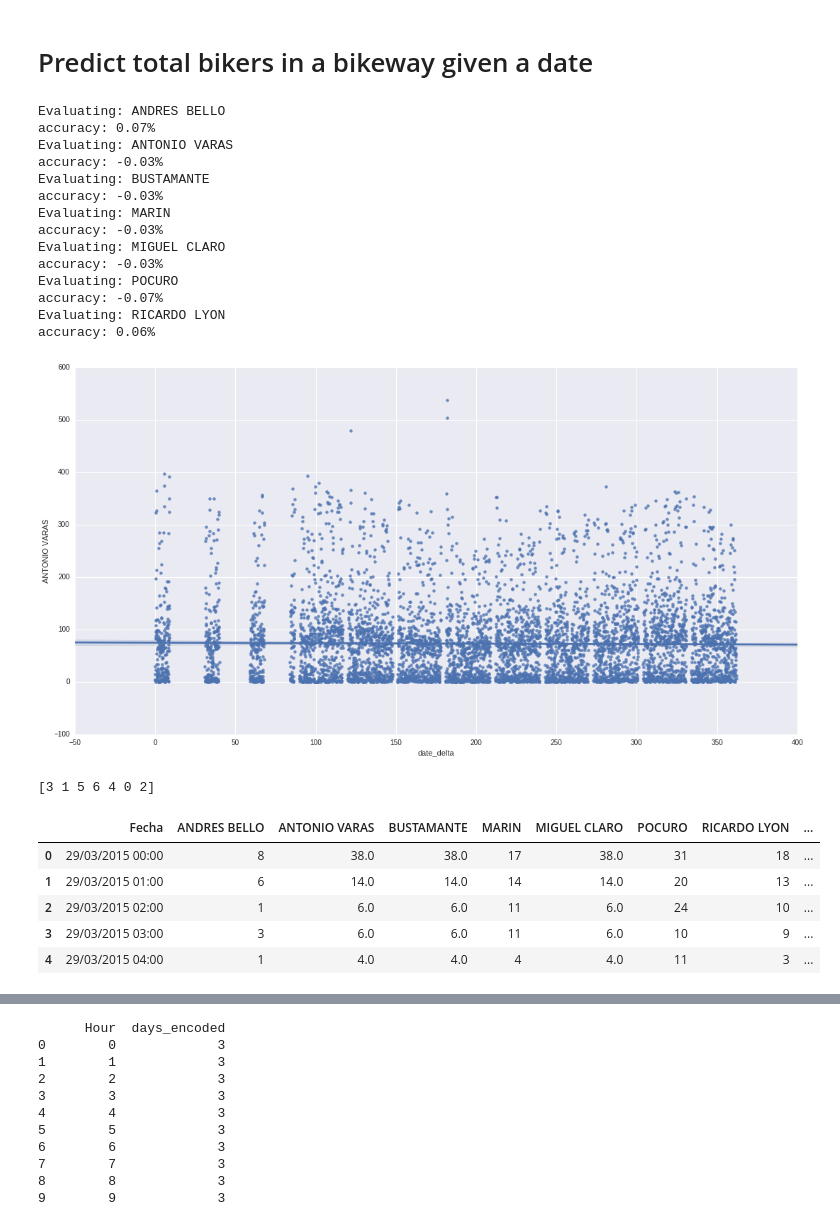
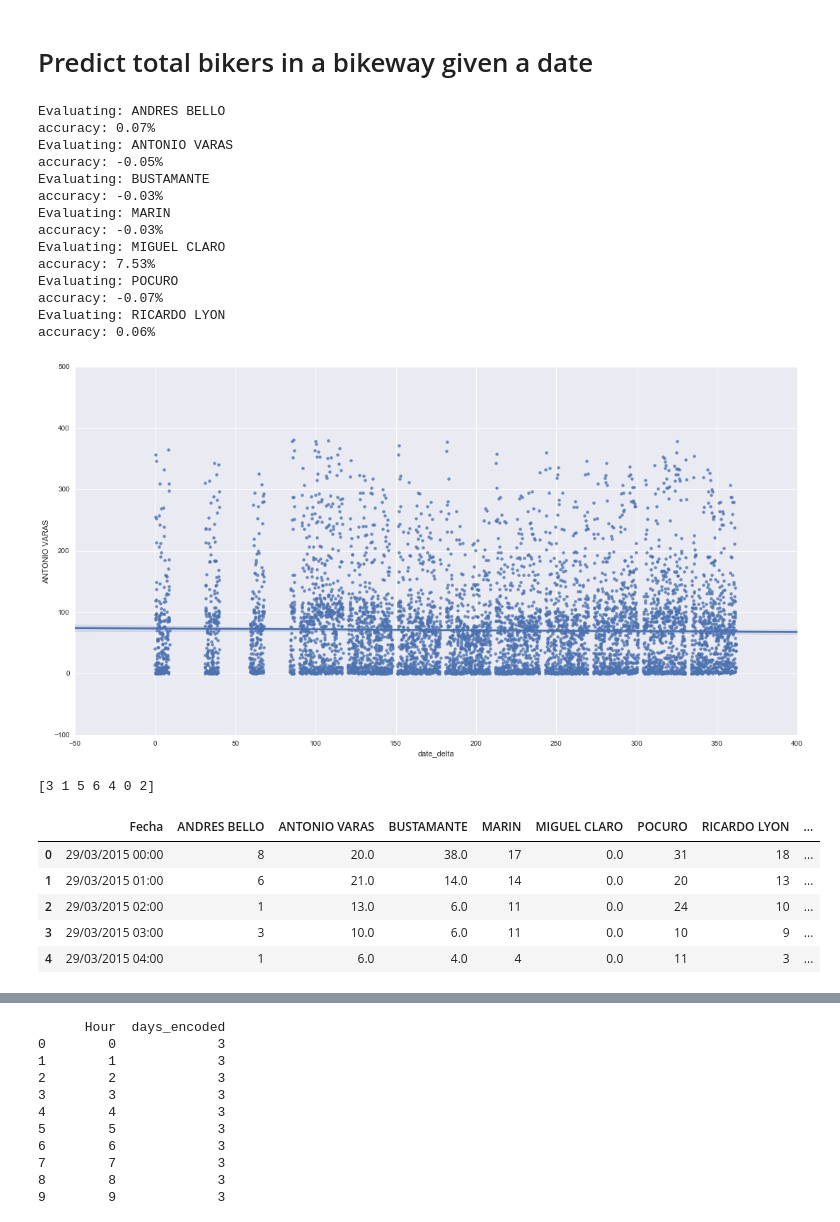
Before and after one commit to JotaSe/Bikeways-ML, a Jupyter notebook: providencia_bikeways.ipynb, the cells around one changed output, grey strips where cells are left out. Saved outputs shown, nothing was run; the diff lists cells and outputs as text; code cells hidden in the pictures.

```diff
--- a/providencia_bikeways.ipynb
+++ b/providencia_bikeways.ipynb
@@ -52,8 +52,8 @@ df.head()
 
 # Fill missing data
 df['BUSTAMANTE'] = df['BUSTAMANTE'].fillna(0);
-df['MIGUEL CLARO'] = df['BUSTAMANTE'].fillna(0);
-df['ANTONIO VARAS'] = df['BUSTAMANTE'].fillna(0);
+df['MIGUEL CLARO'] = df['MIGUEL CLARO'].fillna(0);
+df['ANTONIO VARAS'] = df['ANTONIO VARAS'].fillna(0);
 df.describe()
 # %% [output]
 |  | ANDRES BELLO | ANTONIO VARAS | BUSTAMANTE | MARIN | MIGUEL CLARO | POCURO | RICARDO LYON |
@@ -213,13 +214,13 @@ test_alg(df[features], targets, LinearRegression())
 Evaluating: ANDRES BELLO
 accuracy: 0.07%
 Evaluating: ANTONIO VARAS
-accuracy: -0.03%
+accuracy: -0.05%
 Evaluating: BUSTAMANTE
 accuracy: -0.03%
 Evaluating: MARIN
 accuracy: -0.03%
 Evaluating: MIGUEL CLARO
-accuracy: -0.03%
+accuracy: 7.53%
 Evaluating: POCURO
 accuracy: -0.07%
 Evaluating: RICARDO LYON
@@ -227,10 +228,10 @@ accuracy: 0.06%
 # %%
 def plot_data(x_name, y_name, data):
     sns.lmplot(x=x_name, y=y_name, data=data,size=8, aspect=1.9);
 
-plot_results("date_delta", "ANTONIO VARAS", df[['date_delta', 'ANTONIO VARAS']])
+plot_data("date_delta", "ANTONIO VARAS", df[['date_delta', 'ANTONIO VARAS']])
 # %% [output]
-[figure, old version]
+[figure, new version]
 # %%
 # Encode days of week to use it as feature
 from sklearn import preprocessing
@@ -245,11 +246,11 @@ df['days_encoded'] = le.fit_transform(df['DayOfWeek'])
 df.head()
 # %% [output]
 |  | Fecha | ANDRES BELLO | ANTONIO VARAS | BUSTAMANTE | MARIN | MIGUEL CLARO | POCURO | RICARDO LYON | ... |
-| 0 | 29/03/2015 00:00 | 8 | 38.0 | 38.0 | 17 | 38.0 | 31 | 18 | ... |
-| 1 | 29/03/2015 01:00 | 6 | 14.0 | 14.0 | 14 | 14.0 | 20 | 13 | ... |
-| 2 | 29/03/2015 02:00 | 1 | 6.0 | 6.0 | 11 | 6.0 | 24 | 10 | ... |
-| 3 | 29/03/2015 03:00 | 3 | 6.0 | 6.0 | 11 | 6.0 | 10 | 9 | ... |
-| 4 | 29/03/2015 04:00 | 1 | 4.0 | 4.0 | 4 | 4.0 | 11 | 3 | ... |
+| 0 | 29/03/2015 00:00 | 8 | 20.0 | 38.0 | 17 | 0.0 | 31 | 18 | ... |
+| 1 | 29/03/2015 01:00 | 6 | 21.0 | 14.0 | 14 | 0.0 | 20 | 13 | ... |
+| 2 | 29/03/2015 02:00 | 1 | 13.0 | 6.0 | 11 | 0.0 | 24 | 10 | ... |
+| 3 | 29/03/2015 03:00 | 3 | 10.0 | 6.0 | 11 | 0.0 | 10 | 9 | ... |
+| 4 | 29/03/2015 04:00 | 1 | 6.0 | 4.0 | 4 | 0.0 | 11 | 3 | ... |
 # %%
 # Change features by split date
 features = ['Hour', 'days_encoded']
```
Also changed, not shown: parts of 16 cells of this notebook.
